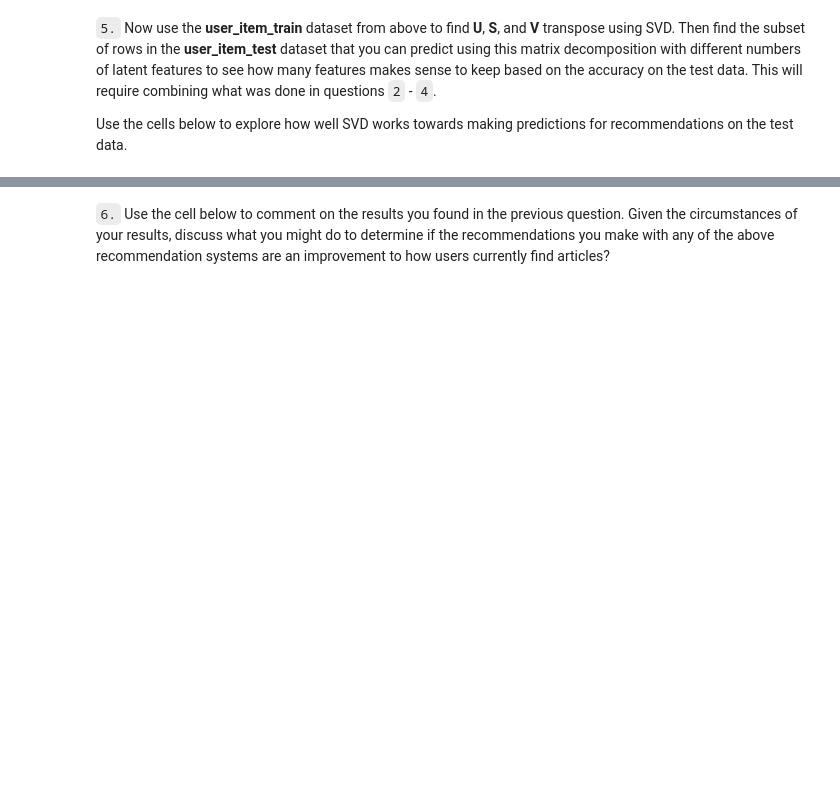
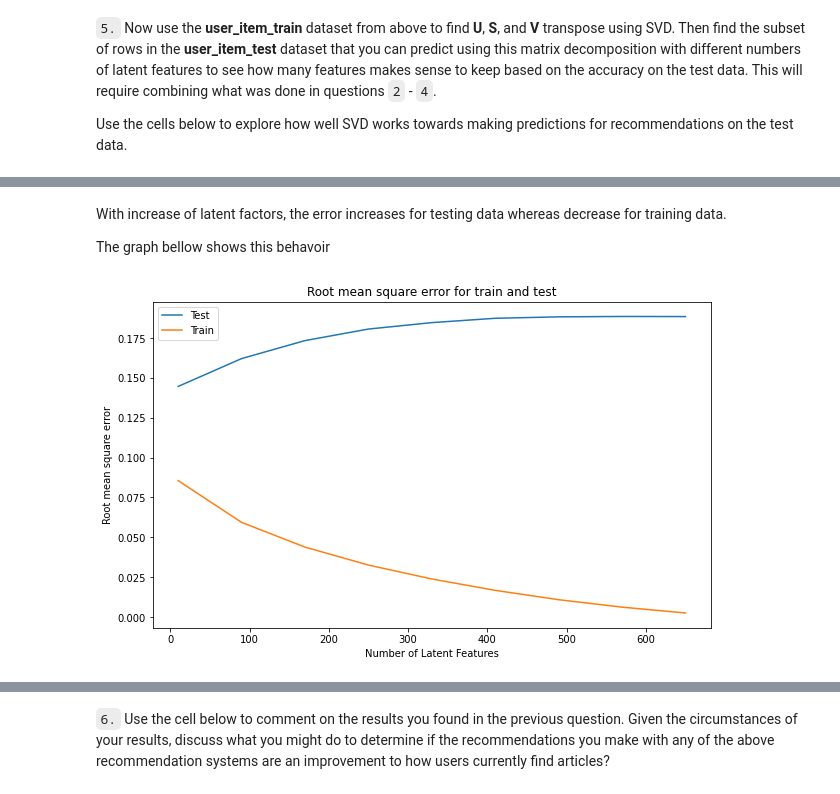
Before and after one commit to IsmaelMiranda11/recommendations, a Jupyter notebook: Recommendations_with_IBM.ipynb, the cells around one changed output, grey strips where cells are left out. Cells and saved outputs as stored; diff of their text form; code cells hidden in the pictures; blank space fills up the shorter version.

Commit message:
lasts changes

```diff
--- a/Recommendations_with_IBM.ipynb
+++ b/Recommendations_with_IBM.ipynb
@@ -942,5 +986,5 @@ t.sol_4_test(sol_4_dict)
 
 Use the cells below to explore how well SVD works towards making predictions for recommendations on the test data.
 # %%
-# fit SVD on the user_item_train matrix
-u_train, s_train, vt_train = # fit svd similar to above then use the cells below
+# Fit SVD on the user_item_train matrix
+u_train, s_train, vt_train = np.linalg.svd(user_item_train.to_numpy(), full_matrices=False) # fit svd similar to above then use the cells below
@@ -949,0 +1061,24 @@ u_train, s_train, vt_train = # fit svd similar to above then use the cells below
+# %%
+# First, last see the errors using all latent factors
+
+sse = 0
+n_total = user_item_test_ok.size
+
+# Iterate over user and article in the test matrix (only possible one)
+for user in user_item_test_ok.index:
+    for article in user_item_test_ok.columns:
+        # Get the real value
+        real = user_item_test_ok.loc[user,article]
+        # Using predict function
+        pred = predict_iter(user, article)
+        # Get the error of prediction
+        error = real - pred
+        # Acumulate the error
+        sse += error**2
+
+# Calculate the RMSE
+rmse = np.sqrt(sse/n_total).round(2)
+
+print(f'Using all latent factors we have:')
+print(f'Standard Squared Error: {sse.round(2)}')
+print(f'Root mean square error: {rmse}')
@@ -949,0 +1148,22 @@ u_train, s_train, vt_train = # fit svd similar to above then use the cells below
+# %% [markdown]
+With increase of latent factors, the error increases for testing data whereas decrease for training data.
+
+The graph bellow shows this behavoir
+# %%
+# Ploting results
+
+# Values collected
+rmse_test_values = rmse_test_dict.values()
+rmse_train_values = rmse_train_dict.values()
+latent_factors_number = rmse_test_dict.keys()
+
+plt.figure(figsize=(10,6))
+plt.plot(latent_factors_number, rmse_test_values, label='Test' )
+plt.plot(latent_factors_number, rmse_train_values, label='Train')
+plt.xlabel('Number of Latent Features')
+plt.ylabel('Root mean square error')
+plt.title('Root mean square error for train and test')
+plt.legend()
+plt.show()
+# %% [output]
+[figure, added]
```
Also changed, not shown: parts of 16 cells of this notebook.
